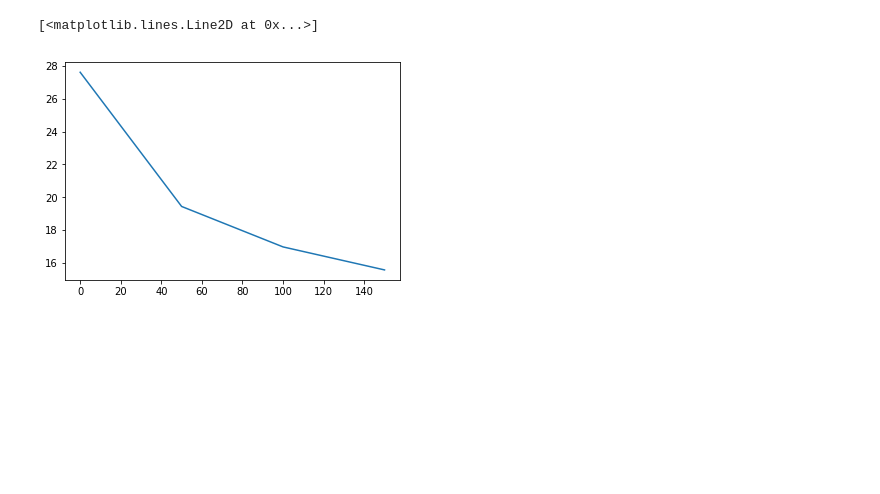
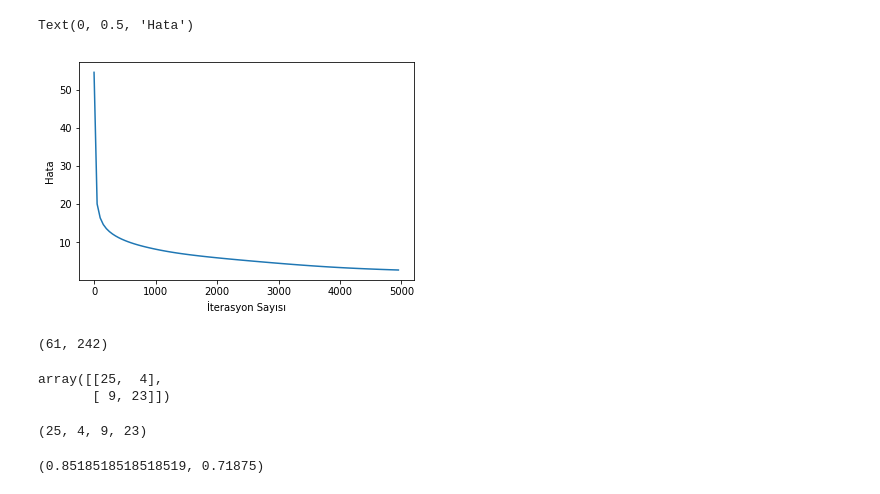
Before and after one commit to rnejdetsarikaya/heart_attack_prediction_with_custom_neuralnetwork, a Jupyter notebook: neural_network.ipynb, the cells around one changed output. Cells and saved outputs as stored; diff of their text form; code cells hidden in the pictures; blank space fills up the shorter version.

```diff
--- a/neural_network.ipynb
+++ b/neural_network.ipynb
@@ -207,7 +207,7 @@ def demoClassification(train_x,train_y):
     model = NN(22,19 ,1, regression = False)
 
     # train it with some patterns then test it.
-    err = model.train(train_x,train_y, 200, 0.001,0.001)
+    err = model.train(train_x,train_y, 40000, 0.001,0.001)
 
     return model, err
 # %%
@@ -243,19 +256,35 @@ _iter = []
 for i,e in err:
     error.append(e)
     _iter.append(i)
-# %%
-plt.plot(_iter[:800],error[:800])
-# %% [output]
-[<matplotlib.lines.Line2D at 0x...>]
-[figure, removed]
+# %%
+plt.plot(_iter[:100],error[:100])
+plt.xlabel("İterasyon Sayısı")
+plt.ylabel("Hata")
+# %% [output]
+Text(0, 0.5, 'Hata')
+[figure, added]
 # %%
 result = model.predict(test_x)
+# %%
+len(y_test), len(y_train)
+# %% [output]
+(61, 242)
 # %%
 c_matrix = confusion_matrix(test_y, result)
+c_matrix
+# %% [output]
+array([[25,  4],
+       [ 9, 23]])
 # %%
 tn, fp, fn, tp = c_matrix.ravel()
+tn, fp, fn, tp
+# %% [output]
+(25, 4, 9, 23)
 # %%
 precision = tp / (tp + fp)
 recall = tp / (tp + fn)
+precision, recall
+# %% [output]
+(0.8518518518518519, 0.71875)
 # %%
 precision, recall
```
Also changed, not shown: parts of 6 cells of this notebook, 1 other file.
